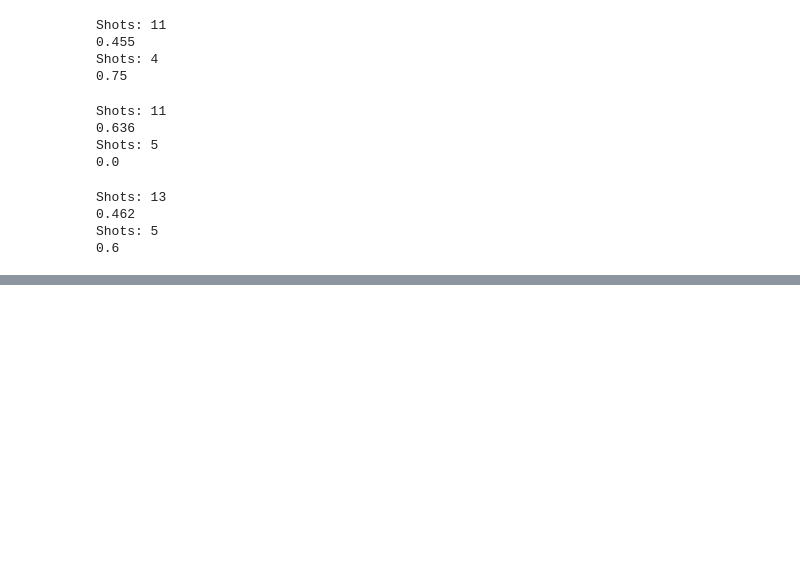
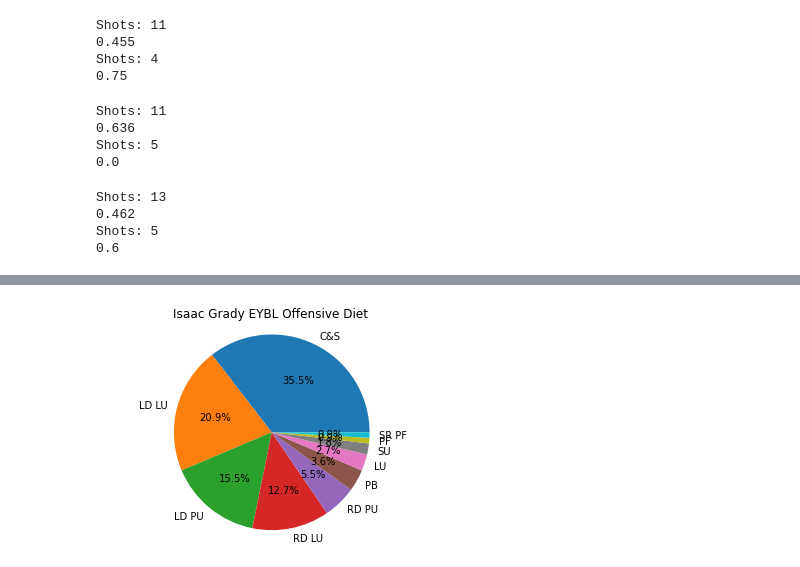
Before and after one commit to ryanstamp/EYBLshotsevents, a Jupyter notebook: EYBL_shot_events.ipynb, the cells around one changed output, grey strips where cells are left out. Saved outputs shown, nothing was run; the diff lists cells and outputs as text; code cells hidden in the pictures; blank space fills up the shorter version.

```diff
--- a/EYBL_shot_events.ipynb
+++ b/EYBL_shot_events.ipynb
@@ -499,0 +508,5 @@ percentages_combined_df.to_csv("EYBL_events_percentages.csv", index=True)
+# %%
+event_action_count_ser = isaac_df["eventAction"].value_counts()
+utils.pie_chart(event_action_count_ser.index, event_action_count_ser, 'Isaac Grady EYBL Offensive Diet', 'Isaac_offensive_diet')
+# %% [output]
+[figure, added]
```
Also changed, not shown: parts of 3 cells of this notebook, 2 other files.
